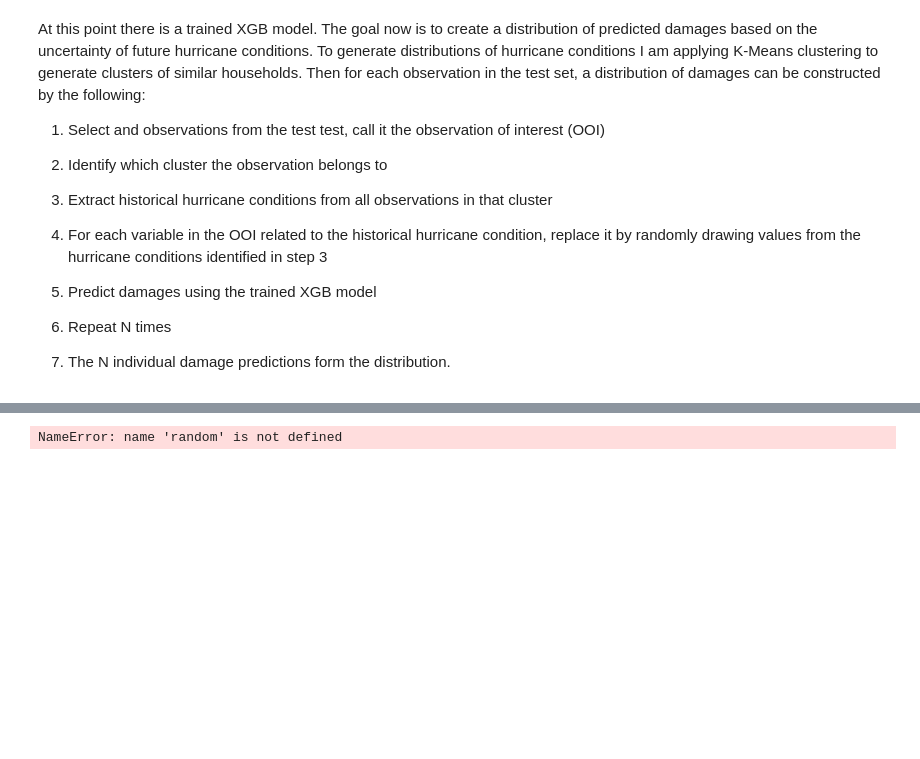
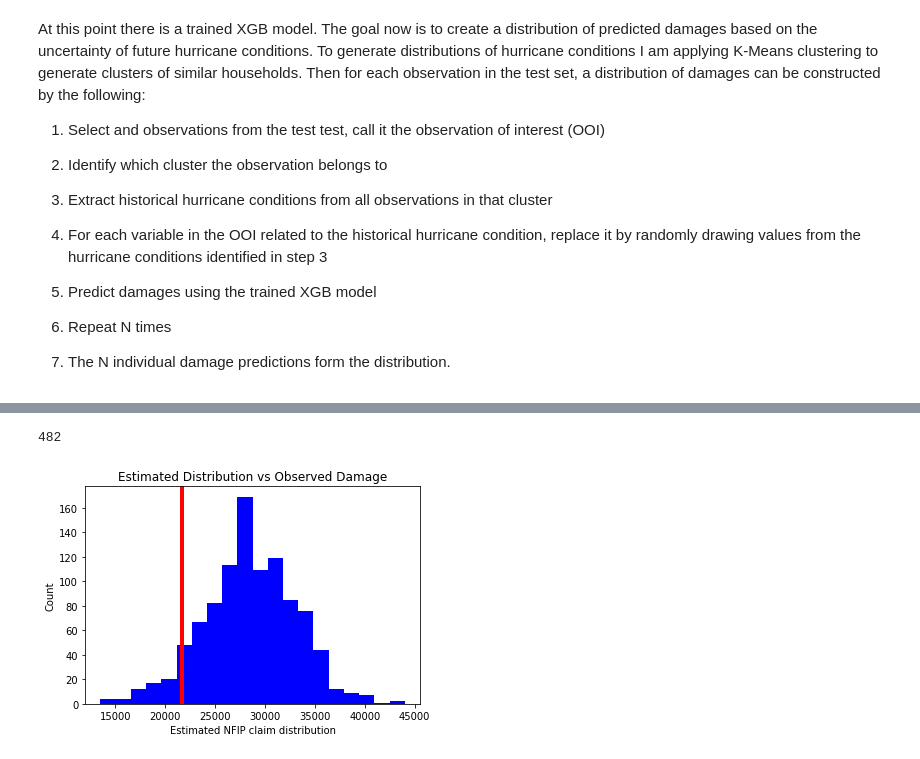
Before and after one commit to dylan-turner25/hurricaneDamagePredictions, a Jupyter notebook: xgb_training_nfip.ipynb, the cells around one changed output, grey strips where cells are left out. Drawn from its saved outputs; the diff is of its cells as text; code cells hidden in the pictures; blank space fills up the shorter version.

```diff
--- a/xgb_training_nfip.ipynb
+++ b/xgb_training_nfip.ipynb
@@ -174,7 +183,7 @@ if tune == "yes":
                   'silent': [1],
                   'subsample': [0.5,0.6,0.7,0.8,0.9],
                   'colsample_bytree': [0.2,0.3,0.4,0.5,0.7,0.9],
-                  'n_estimators': [500]}
+                  'n_estimators': [500,1000,1500]}
 
 #     xgb_grid = ms.RandomizedSearchCV(xgb_model,
 #                             parameters,
@@ -298,6 +314,6 @@ Text(0, 0.5, 'Within Cluster SSE')
 # %%
 # Pick the number of clusters to use
-clusters = 6
+clusters = 5
 
 # cluster using K means choosen number of clusters
 km = KMeans(
@@ -305,13 +321,21 @@ km = KMeans(
     n_init=20, max_iter=500,
     tol=1e-04, random_state=0
 )
-clusters = km.fit_predict(x_test_scaled)
+clusters = km.fit_predict(cluster_data_scaled)
 
 # add the cluster number to the unscaled test data data
-x_test['cluster'] = clusters
+cluster_data['cluster'] = clusters
 
 # check and make sure cluster column has been added
-x_test['cluster'].head()
+cluster_data['cluster'].head()
+
+# assign cluster to origonal test data
+x_test['cluster'] = cluster_data[cluster_data.test_set == 1].cluster
+x_test.describe
+
+# assign cluster to full data
+x_full['cluster'] = cluster_data[cluster_data.test_set == 0].cluster
+x_full.describe()
 # %% [output]
 A value is trying to be set on a copy of a slice from a DataFrame.
 Try using .loc[row_indexer,col_indexer] = value instead
@@ -423,20 +506,21 @@ predictions.to_csv('./Data/x_test_dmg_distributions.csv', index=False)
 # %%
 # plot a random observations estimated damage distribution and actual damage
 row = random.randint(0,len(predictions)-1)
 print(row)
 random_obs = predictions[row:row+1]
 
 predicted = np.array(random_obs['predicted_dam_dist'])
 actual = float(random_obs[target])
 
-hist = plt.hist(predicted, bins = 8, color='b')
+hist = plt.hist(predicted, bins = 20, color='b')
 plt.axvline(x = actual, linewidth = 4, color='r')
 plt.xlabel('Estimated NFIP claim distribution')
 plt.ylabel('Count')
 plt.title('Estimated Distribution vs Observed Damage')
 plt.show()
 # %% [output]
-NameError: name 'random' is not defined
+482
+[figure, added]
 # %%
 # calculate what percentile the actual damage level is within the predicted damage distribution.
 predictions['in_distribution'] = np.nan
```
Also changed, not shown: parts of 14 cells of this notebook, 1 other file.
